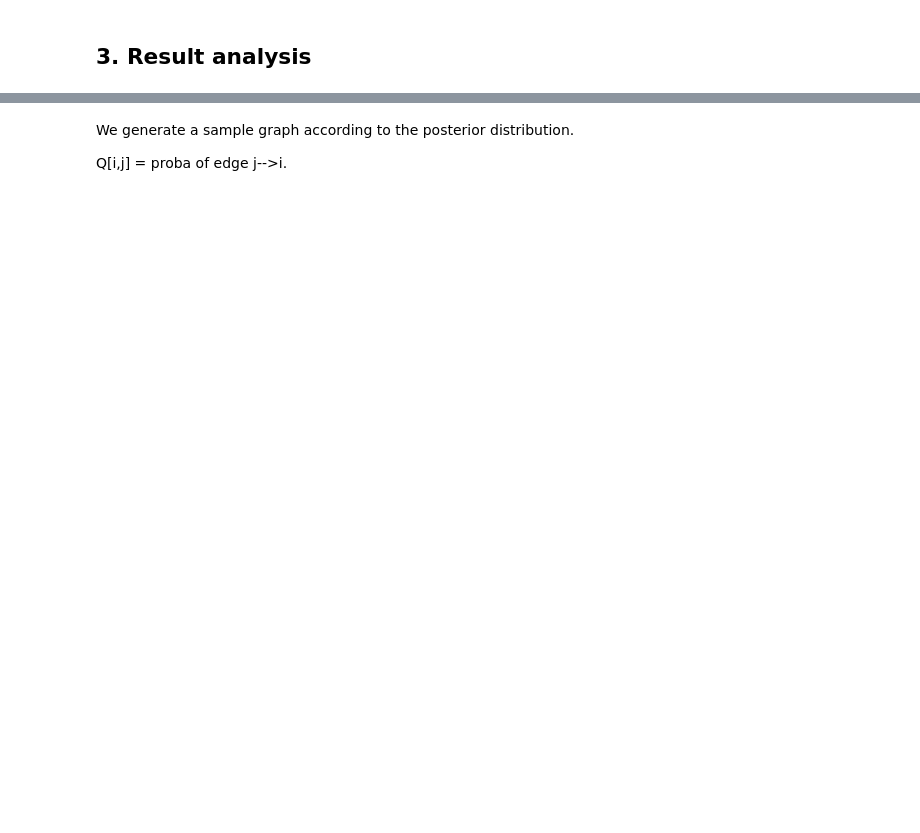
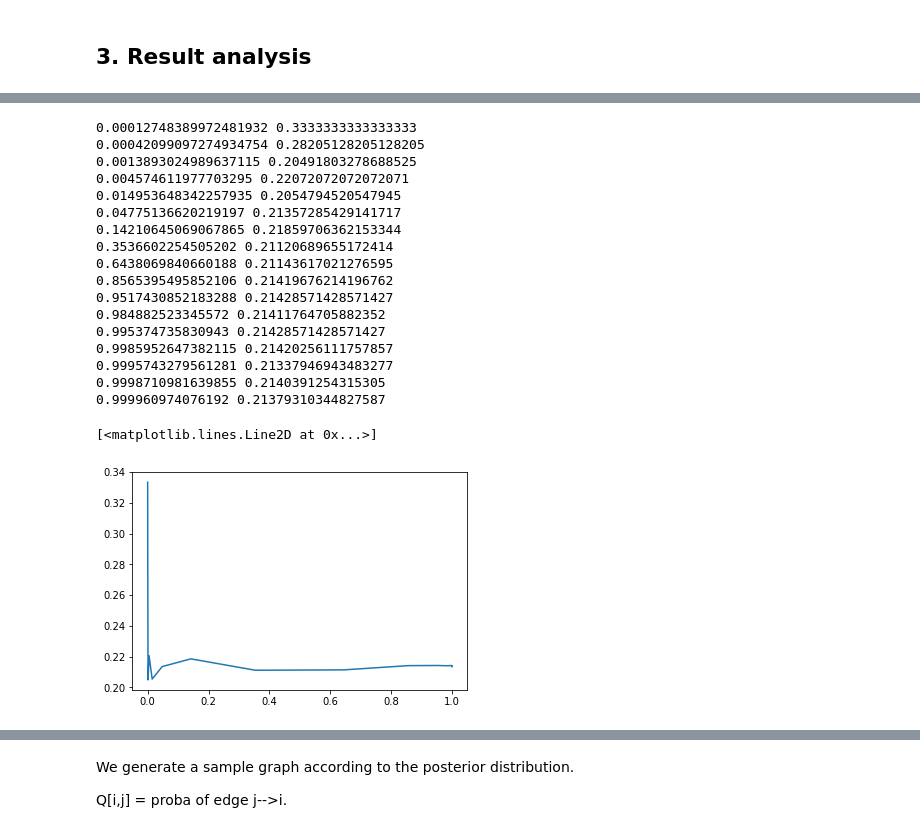
Before and after one commit to yokaiAG/Stage2019, a Jupyter notebook: Code/Newman_sampleTest.ipynb, the cells around one changed output, grey strips where cells are left out. Drawn from its saved outputs; the diff is of its cells as text; code cells hidden in the pictures; blank space fills up the shorter version.

```diff
--- a/Code/Newman_sampleTest.ipynb
+++ b/Code/Newman_sampleTest.ipynb
@@ -179,0 +235,30 @@ median value for b : 0.00760783499264011
+# %%
+Qval = list(Q.values())
+Qval_unique = sorted(set(Qval))
+real_edge_prob = list()
+
+for q in Qval_unique:
+    real_edge_prob.append(len([e for e in G.edges if Q[e]<=q]) / len([e for e in Q if Q[e]<=q]))
+    print(q, real_edge_prob[-1])
+
+plt.plot(Qval_unique, real_edge_prob)
+# %% [output]
+0.00012748389972481932 0.3333333333333333
+0.00042099097274934754 0.28205128205128205
+0.0013893024989637115 0.20491803278688525
+0.004574611977703295 0.22072072072072071
+0.014953648342257935 0.2054794520547945
+0.04775136620219197 0.21357285429141717
+0.14210645069067865 0.21859706362153344
+0.3536602254505202 0.21120689655172414
+0.6438069840660188 0.21143617021276595
+0.8565395495852106 0.21419676214196762
+0.9517430852183288 0.21428571428571427
+0.984882523345572 0.21411764705882352
+0.995374735830943 0.21428571428571427
+0.9985952647382115 0.21420256111757857
+0.9995743279561281 0.21337946943483277
+0.9998710981639855 0.2140391254315305
+0.999960974076192 0.21379310344827587
+[<matplotlib.lines.Line2D at 0x...>]
+[figure, added]
```
Also changed, not shown: parts of 30 cells of this notebook, 3 other files.
